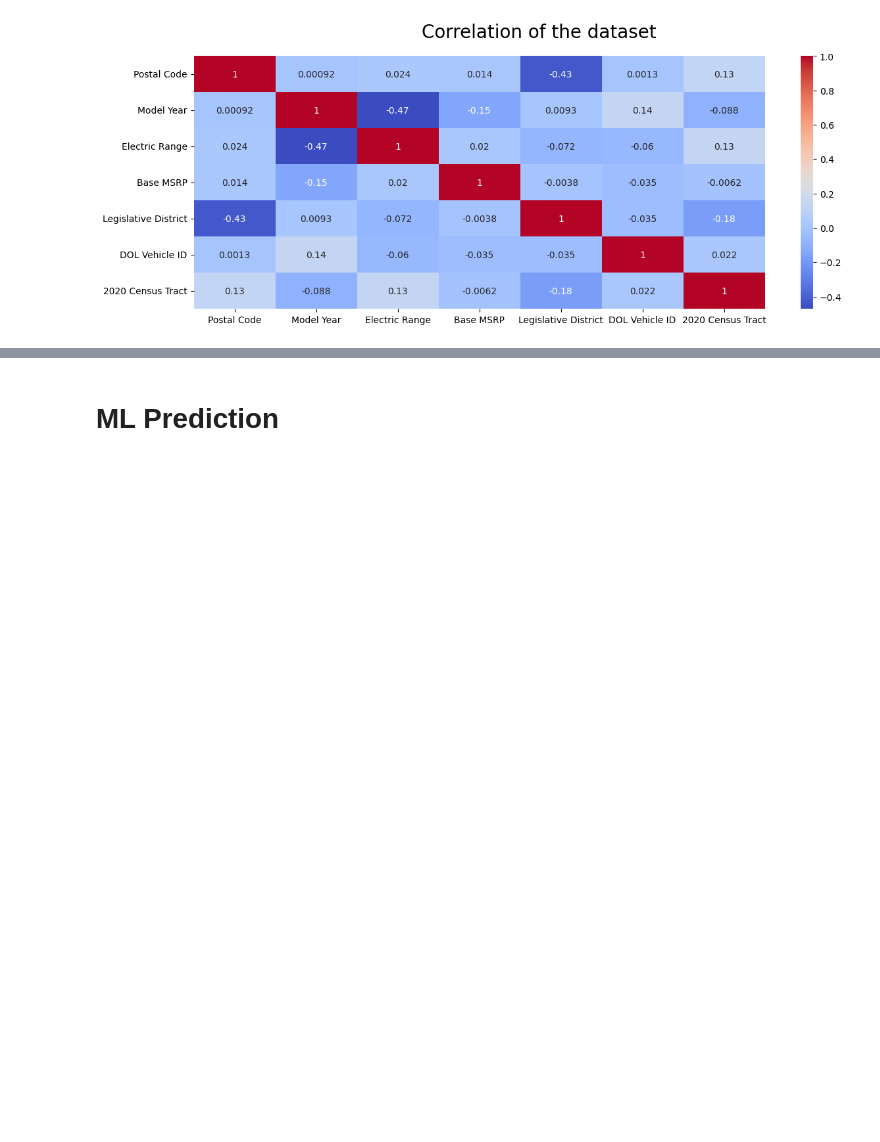
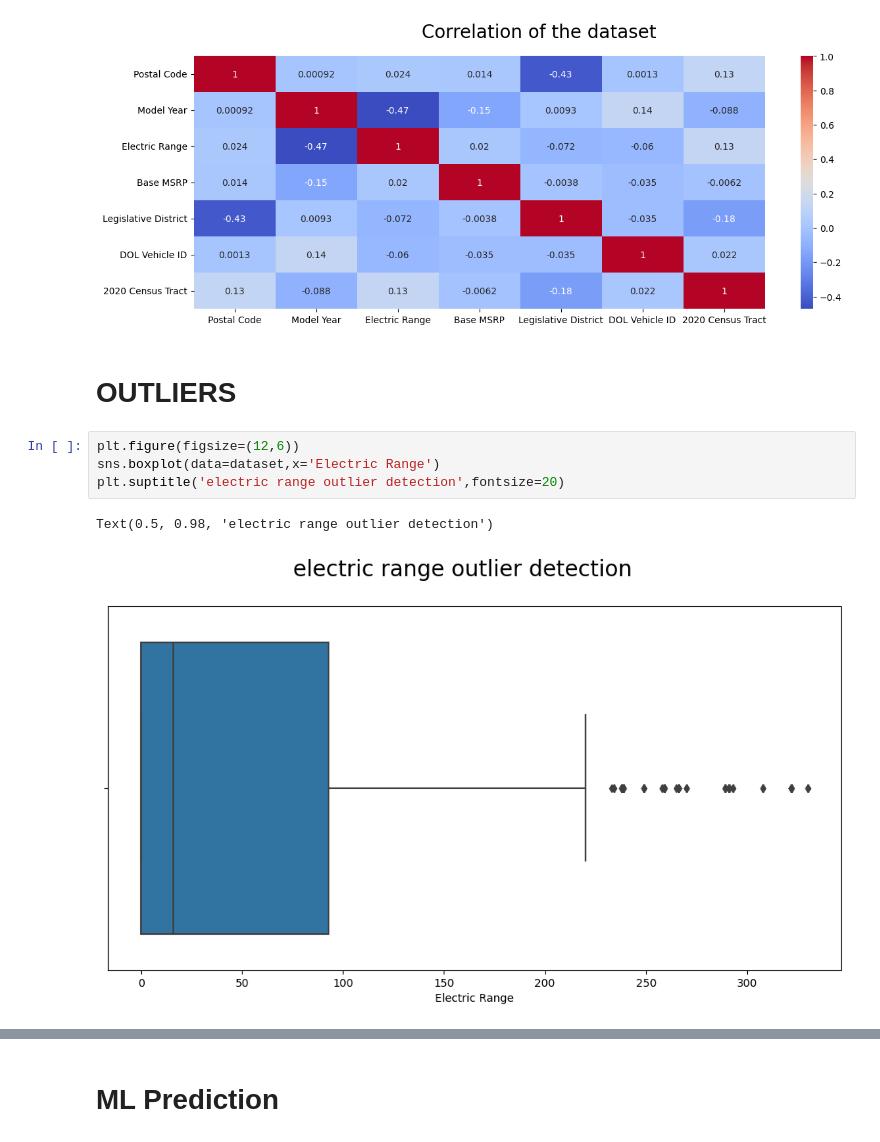
Before and after one commit to Rishisrv147025/Data_Analysis_and_Business_Intellegence, a Jupyter notebook: Python_Data_Science_project/Electric_vehicle_data_prediction/Electric_Vehicle_ML_Analysis..ipynb, the cells around one changed output, grey strips where cells are left out. Drawn from its saved outputs; the diff is of its cells as text; blank space fills up the shorter version.

```diff
--- a/Python_Data_Science_project/Electric_vehicle_data_prediction/Electric_Vehicle_ML_Analysis..ipynb
+++ b/Python_Data_Science_project/Electric_vehicle_data_prediction/Electric_Vehicle_ML_Analysis..ipynb
@@ -151,3 +153,12 @@ plt.suptitle('Correlation of the dataset',fontsize=20)
 # %% [output]
 Text(0.5, 0.98, 'Correlation of the dataset')
 [figure]
+# %% [markdown]
+# OUTLIERS
+# %%
+plt.figure(figsize=(12,6))
+sns.boxplot(data=dataset,x='Electric Range')
+plt.suptitle('electric range outlier detection',fontsize=20)
+# %% [output]
+Text(0.5, 0.98, 'electric range outlier detection')
+[figure, added]
```
Also changed, not shown: parts of 25 cells of this notebook.
